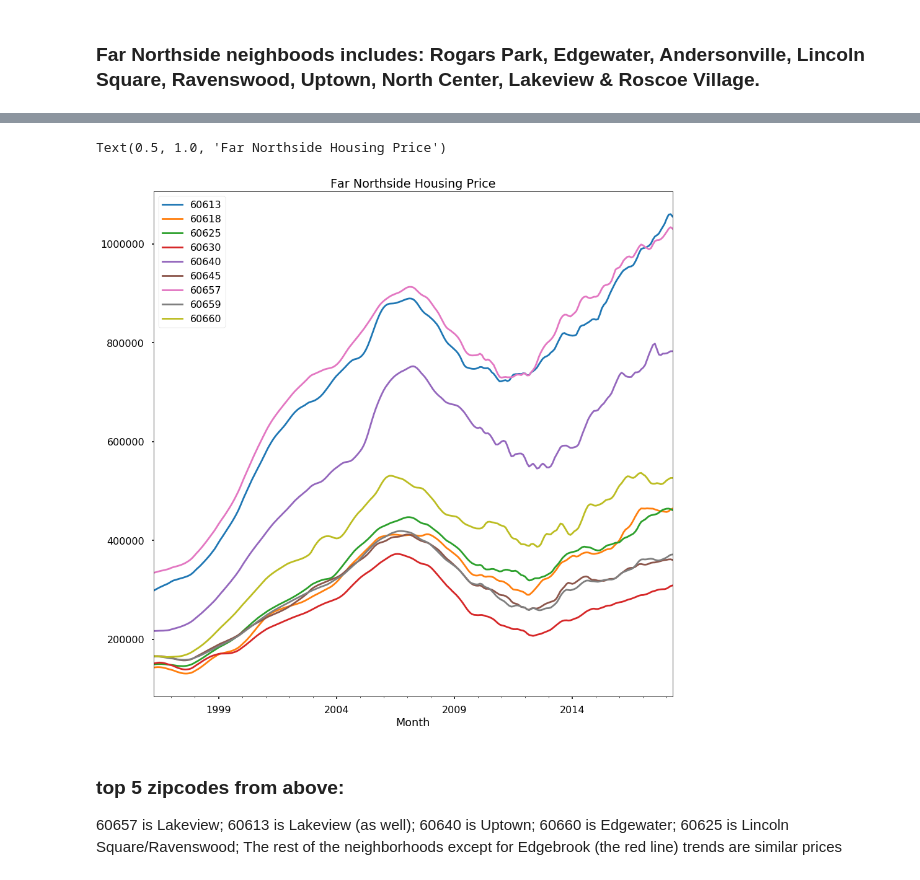
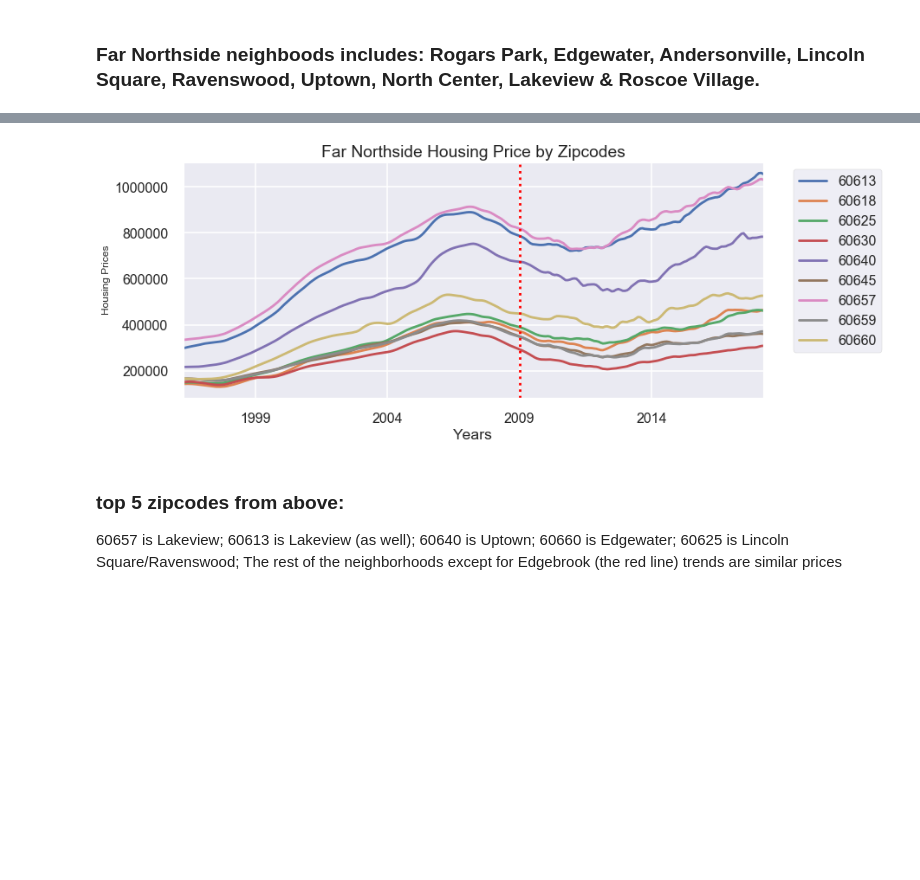
Before and after one commit to lemaster1/Time-Series-with-ARIMA-Models-Predicting-Top-5-Chicago-Zip-Codes-to-Invest, a Jupyter notebook: lemaster_mod_4.ipynb, the cells around one changed output, grey strips where cells are left out. Cells and saved outputs as stored; diff of their text form; code cells hidden in the pictures; blank space fills up the shorter version.

```diff
--- a/lemaster_mod_4.ipynb
+++ b/lemaster_mod_4.ipynb
@@ -48,6 +48,14 @@ import statsmodels.formula.api as smf
 
 from sklearn.model_selection import train_test_split
 from sklearn.metrics import r2_score
+
+from statsmodels.tsa.arima_model import ARIMA
+from statsmodels.graphics.tsaplots import plot_acf
+from statsmodels.graphics.tsaplots import plot_pacf
+from statsmodels.tsa.stattools import adfuller
+import matplotlib.pyplot as plt
+import seaborn as sns
+sns.set()
 # %%
 #!pip install -U fsds_100719
 from fsds_100719.imports import *
@@ -280,15 +313,17 @@ Text(0, 0.5, 'Housing Prices')
 # %%
 for i in range(len(far_northside)):
     ts = chicago.groupby('RegionName').get_group(far_northside[i])
     ts = ts.resample('MS').asfreq()
-    ts['MeanValue'].rename(far_northside[i]).plot(figsize= (15,15))
-plt.legend()
-plt.title('Far Northside Housing Price')
-#crash = '01-2009'
-#plt.vline(crash, label='Housing Index Drops',color='red',ls=':')
+    ts['MeanValue'].rename(far_northside[i]).plot(figsize= (12,5))
+plt.legend(bbox_to_anchor=(1.04,1), loc="upper left", ncol=1)
+plt.title('Far Northside Housing Price by Zipcodes')
+crash = '01-2009'
+plt.axvline(crash, label='Housing Index Drops',color='red',ls=':')
+plt.ylabel('Housing Prices', fontsize= 12)
+plt.xlabel('Years')
+plt.show()
 # %% [output]
-Text(0.5, 1.0, 'Far Northside Housing Price')
-[figure, old version]
+[figure, new version]
 # %% [markdown]
 ### top 5 zipcodes from above:
 60657 is Lakeview;
```
Also changed, not shown: parts of 69 cells of this notebook.
